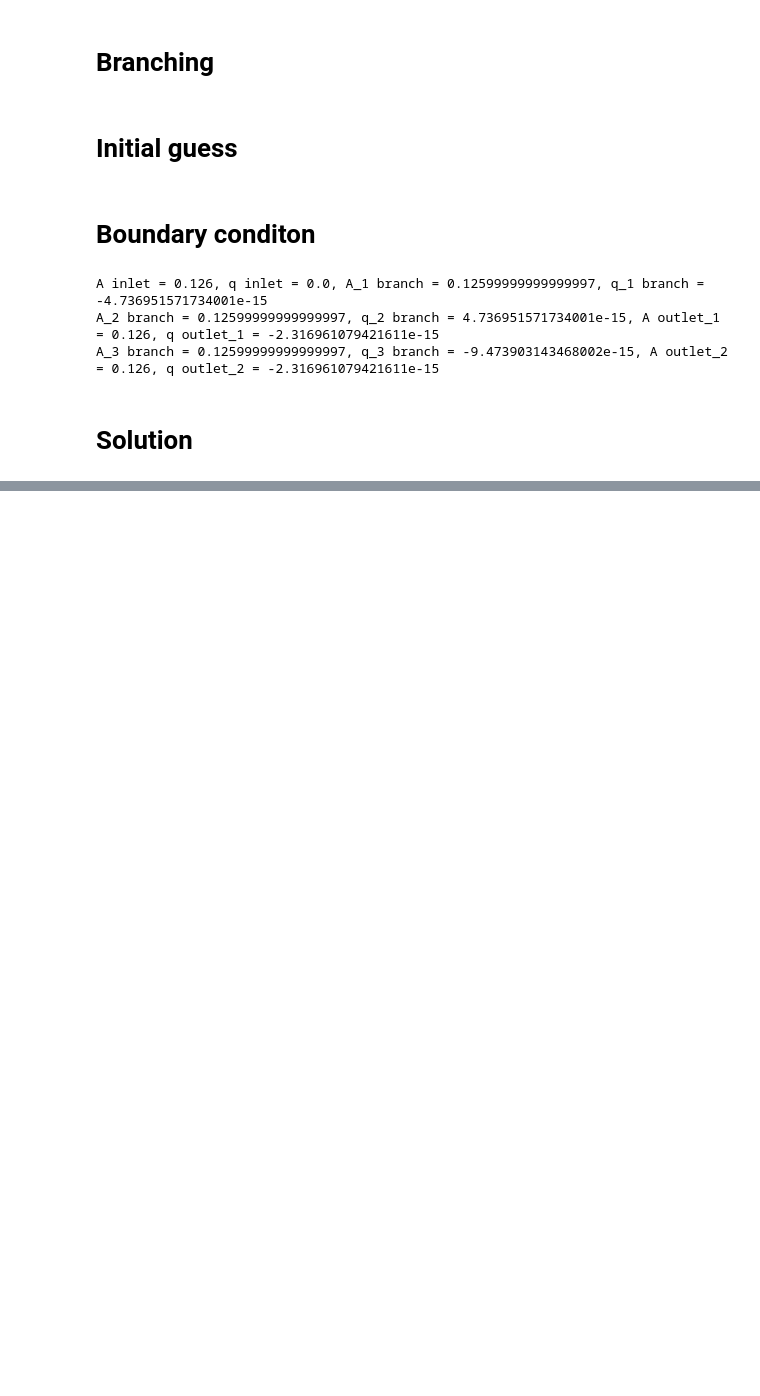
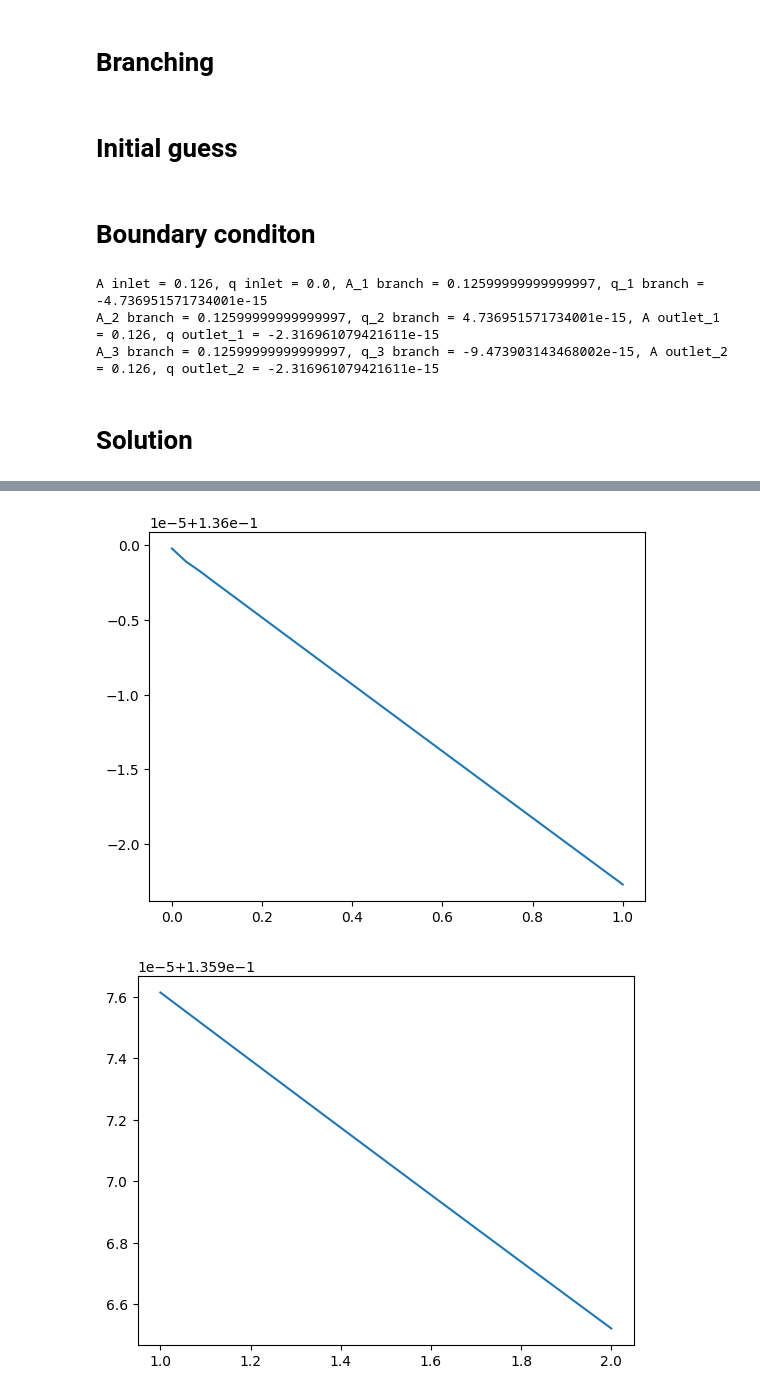
Before and after one commit to Riky2014/Tesi, a Jupyter notebook: 1d_hemo_solver_branch.ipynb, the cells around one changed output, grey strips where cells are left out. Saved outputs shown, nothing was run; the diff lists cells and outputs as text; code cells hidden in the pictures; blank space fills up the shorter version.

```diff
--- a/1d_hemo_solver_branch.ipynb
+++ b/1d_hemo_solver_branch.ipynb
@@ -399,0 +406,10 @@ for n in tqdm(range(round(num_steps))):
+# %%
+plot(Ah_1)
+plt.show()
+plot(Ah_2)
+plt.show()
+plot(Ah_3)
+plt.show()
+# %% [output]
+[figure, added]
+[figure, added]
```
Also changed, not shown: parts of 4 cells of this notebook.
